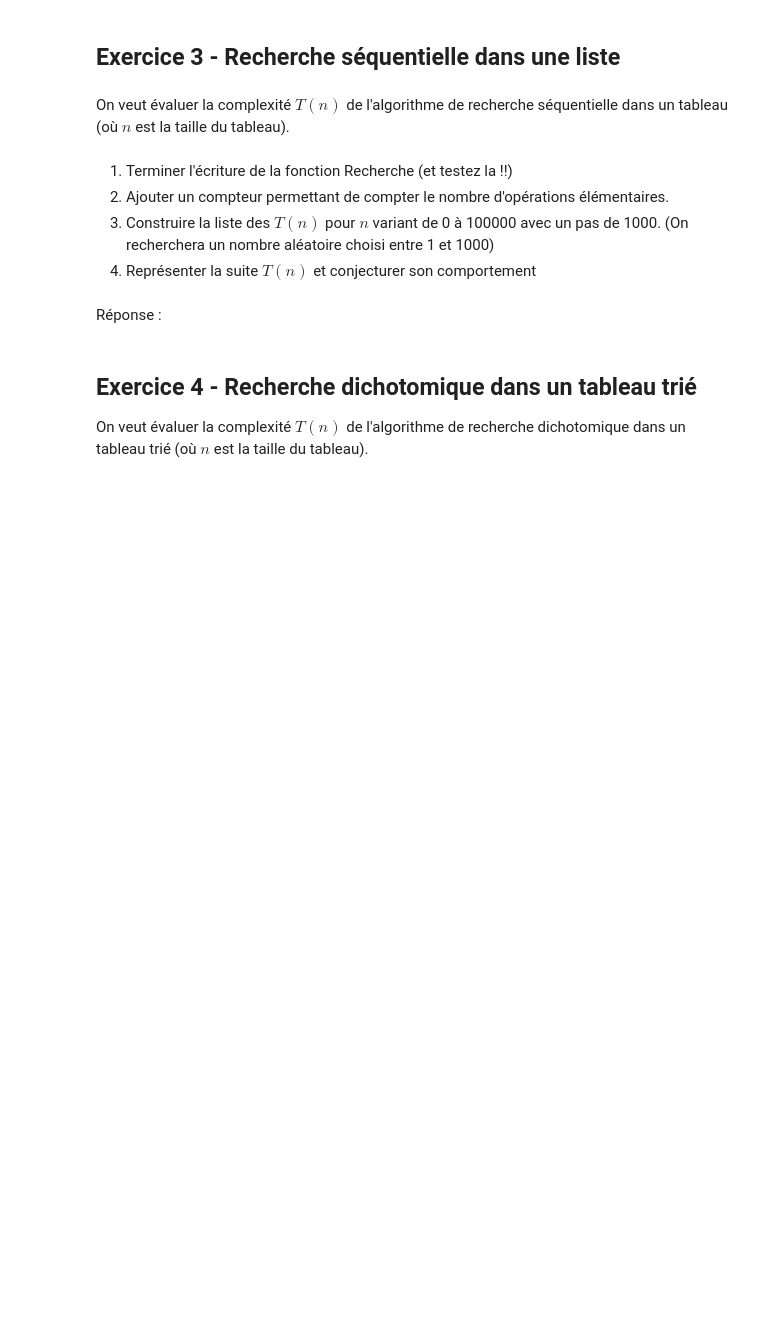
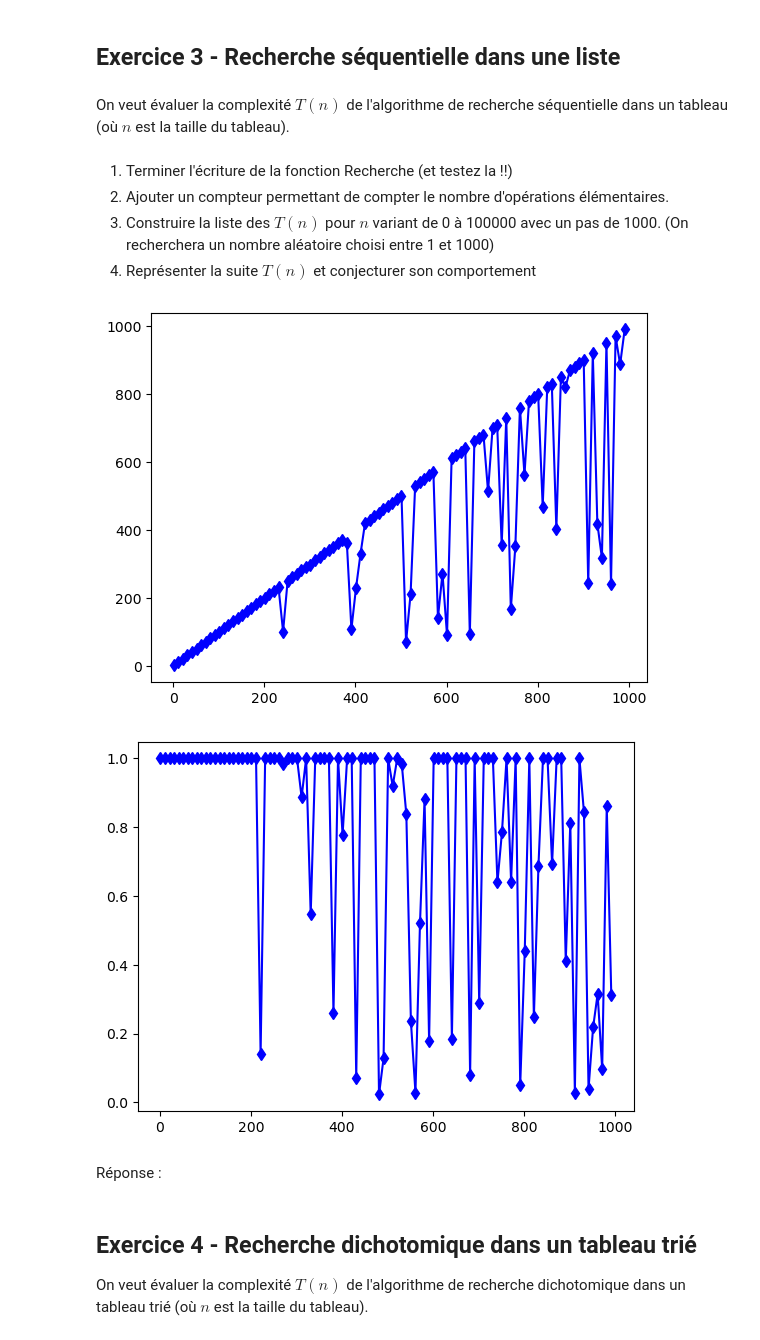
Before and after one commit to louismaillet/BUT1, a Jupyter notebook: Methode_Num/TP2_complexité.ipynb, the cells around one changed output. Drawn from its saved outputs; the diff is of its cells as text; code cells hidden in the pictures; blank space fills up the shorter version.

```diff
--- a/Methode_Num/TP2_complexité.ipynb
+++ b/Methode_Num/TP2_complexité.ipynb
@@ -122,3 +142,46 @@ print(Recherche(randint(1,1000),tab(500)))
+# %%
+
+from random import *
+
+def tab(n):
+    return [ randint(1 ,1000) for i in range(n)]
+
+# renvoie True si x est dans tab, False sinon
+
+def Recherche (x,tab):
+    if x in tab:
+        return True
+    else :
+        return False
+
+
+#O(n)
+
+def Recherche(x,tab):
+    compteur = 0
+    for i in tab:
+        compteur += 1
+        if i == x :
+            compteur += 1
+            return True,compteur
+    return False,compteur
+def T2(n):
+    return Recherche(randint(1,500),tab(n))[1]
+
+xn = range(1, 1000, 10)
+tn = [Recherche(randint(1,500),tab(n))[1] for n in xn]
+plt.plot(xn, tn, 'db-')
+plt.show()
+
+
+
+xn = range(1, 1000, 10)
+tn = [Recherche(randint(1,500),tab(n))[1] /n for n in xn]
+plt.plot(xn, tn, 'db-')
+plt.show()
+# %% [output]
+[figure, added]
+[figure, added]
 # %% [markdown]
 Réponse :
 # %% [markdown]
```
Also changed, not shown: parts of 11 cells of this notebook.
